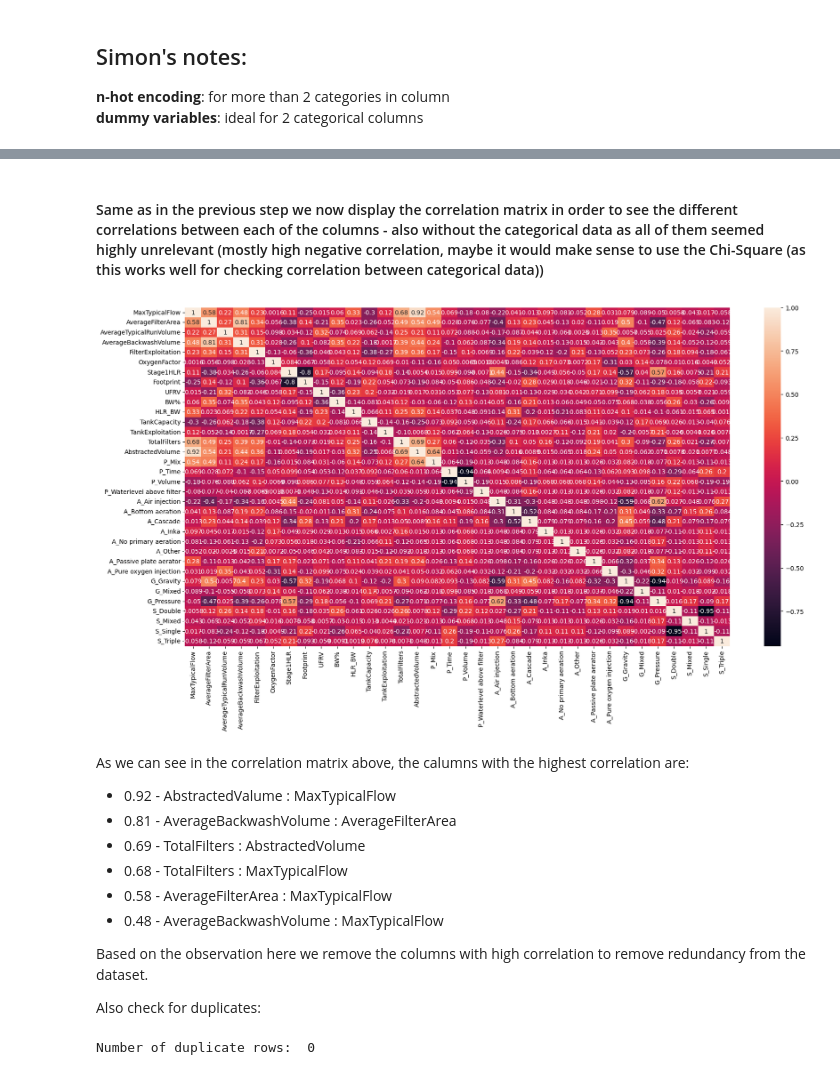
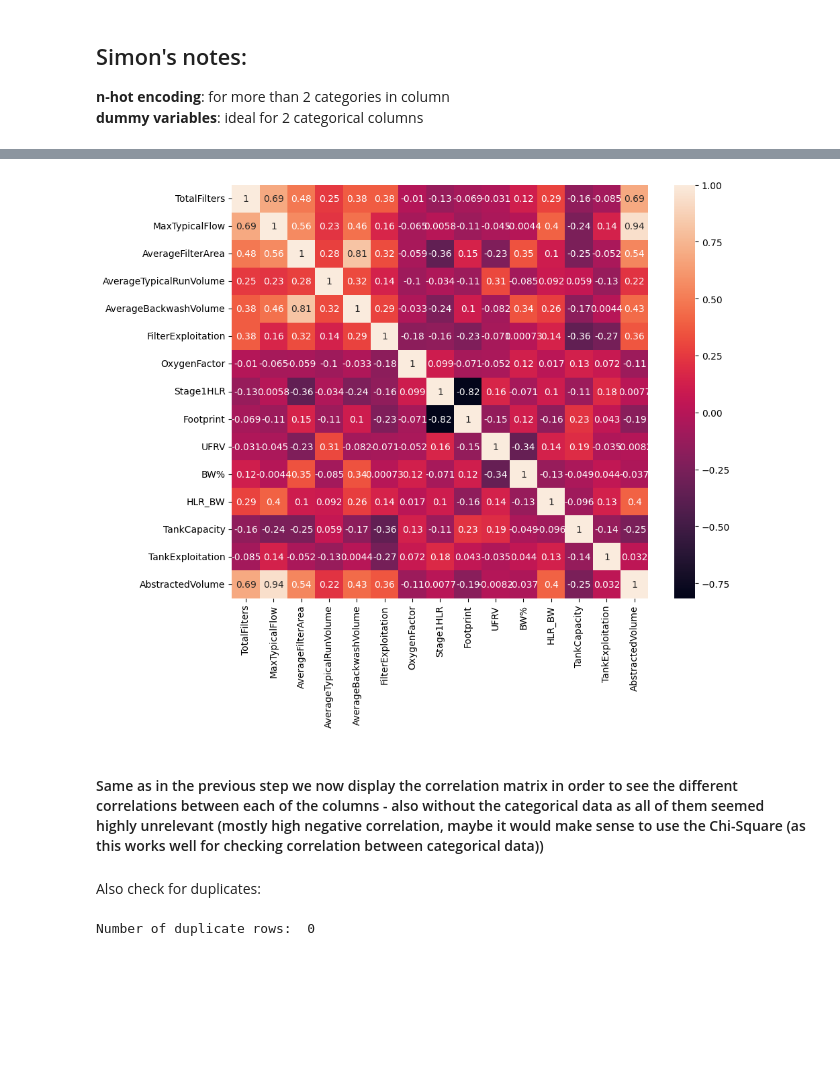
Before and after one commit to MAL-flowdemort/assignment_3, a Jupyter notebook: Preprocessing - Water treatment plants.ipynb, the cells around one changed output, grey strips where cells are left out. Cells and saved outputs as stored; diff of their text form; code cells hidden in the pictures; blank space fills up the shorter version.

```diff
--- a/Preprocessing - Water treatment plants.ipynb
+++ b/Preprocessing - Water treatment plants.ipynb
@@ -209,25 +354,21 @@ plt.show()
+# %%
+plt.figure(figsize=(10, 8))
+correlation_matrix = number_df.corr()
+sn.heatmap(correlation_matrix, annot=True)
+plt.show()
+
+# we could remove the columns that are highly correlated (1 or -1)
+# maxtypicalflow -> abstracted volume
+
+# df_imputed = df_imputed.drop(columns = ['MaxTypicalFlow'])
+
+# display(df_imputed)
+# %% [output]
+[figure, added]
 # %% [markdown]
 <h4>Same as in the previous step we now display the correlation matrix in order to see the different correlations between each of the columns - also without the categorical data as all of them seemed highly unrelevant (mostly high negative correlation, maybe it would make sense to use the Chi-Square (as this works well for checking correlation between categorical data))</h4>
-# %%
-#create a correlation matrix
-correlationMatrix = imputedDf.corr()
-plt.figure(figsize=(20,10))
-sns.heatmap(correlationMatrix, annot=True)
-plt.show()
-# %% [output]
-[figure, removed]
 # %% [markdown]
-<p>As we can see in the correlation matrix above, the calumns with the highest correlation are:</p>
-<ul>
-<li>0.92 - AbstractedValume : MaxTypicalFlow</li>
-<li>0.81 - AverageBackwashVolume : AverageFilterArea</li>
-<li>0.69 - TotalFilters : AbstractedVolume</li>
-<li>0.68 - TotalFilters : MaxTypicalFlow</li>
-<li>0.58 - AverageFilterArea : MaxTypicalFlow</li>
-<li>0.48 - AverageBackwashVolume : MaxTypicalFlow</li>
-</ul>
 
-<p>Based on the observation here we remove the columns with high correlation to remove redundancy from the dataset.</p>
 
 <p>Also check for duplicates:</p>
 # %%
```
Also changed, not shown: parts of 17 cells of this notebook.
